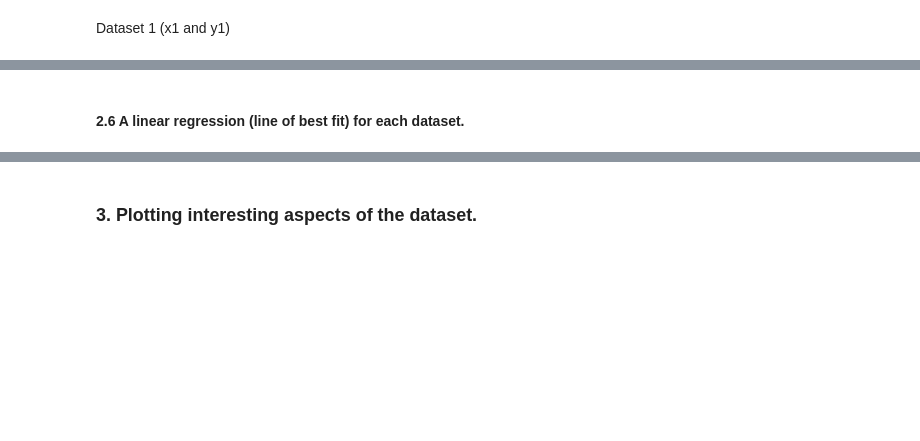
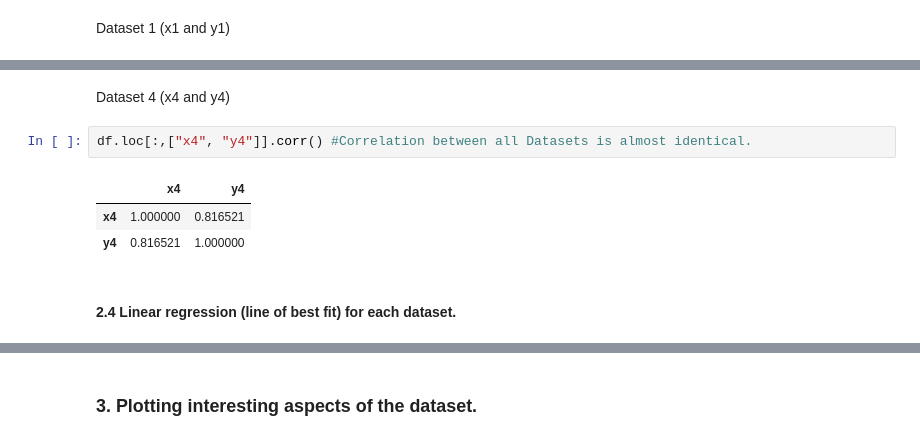
Before and after one commit to MartynaMisk/AnscombesQuarter, a Jupyter notebook: InvestigationAnscombesQuartet.ipynb, the cells around one changed output, grey strips where cells are left out. Cells and saved outputs as stored; diff of their text form; blank space fills up the shorter version.

```diff
--- a/InvestigationAnscombesQuartet.ipynb
+++ b/InvestigationAnscombesQuartet.ipynb
@@ -192,2 +202,10 @@ df.loc[:,["x1", "y1"]].corr()
+# %% [markdown]
+Dataset 4 (x4 and y4)
+# %%
+df.loc[:,["x4", "y4"]].corr() #Correlation between all Datasets is almost identical.
+# %% [output]
+|  | x4 | y4 |
+| x4 | 1.000000 | 0.816521 |
+| y4 | 0.816521 | 1.000000 |
 # %% [markdown]
-#### 2.6 A linear regression (line of best fit) for each dataset.
+#### 2.4 Linear regression (line of best fit) for each dataset.
```
Also changed, not shown: parts of 36 cells of this notebook.
